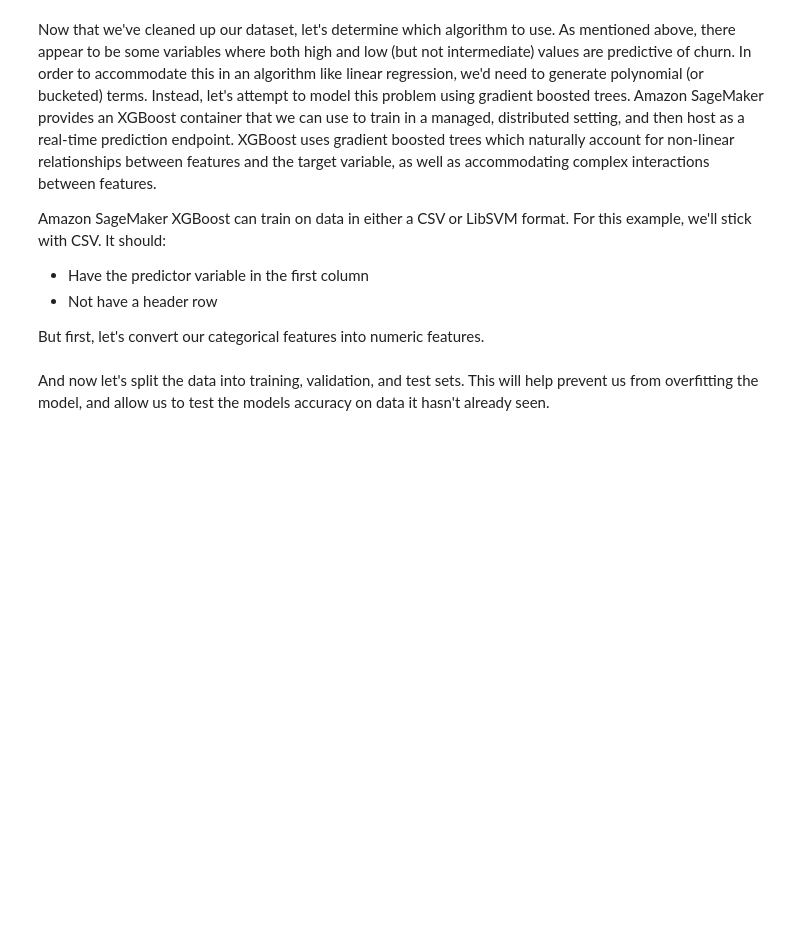
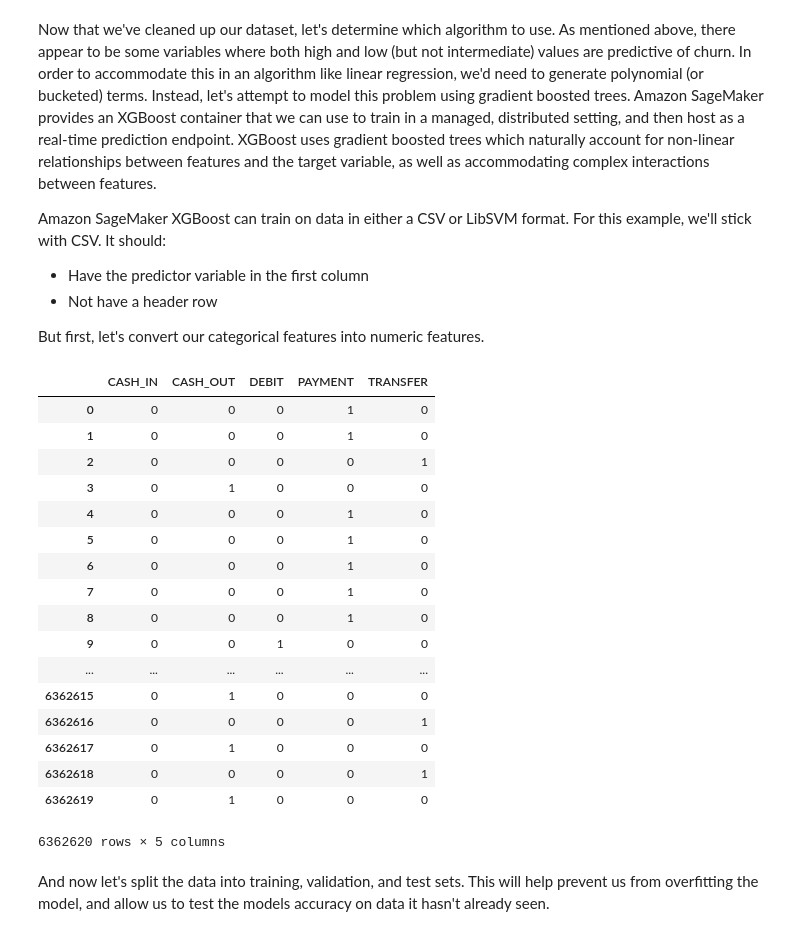
Before and after one commit to Koryon/banking-fraud-detection, a Jupyter notebook: xgboost_customer_churn.ipynb, the cells around one changed output. Saved outputs shown, nothing was run; the diff lists cells and outputs as text; code cells hidden in the pictures; blank space fills up the shorter version.

Commit message:
code to train the model

```diff
--- a/xgboost_customer_churn.ipynb
+++ b/xgboost_customer_churn.ipynb
@@ -330,4 +331,2 @@ plt.show()
 # %% [markdown]
 We see several features that essentially have 100% correlation with one another.  Including these feature pairs in some machine learning algorithms can create catastrophic problems, while in others it will only introduce minor redundancy and bias.  Let's remove one feature from each of the highly correlated pairs: Day Charge from the pair with Day Mins, Night Charge from the pair with Night Mins, Intl Charge from the pair with Intl Mins:
-# %%
-churn = churn.drop(['Day Charge', 'Eve Charge', 'Night Charge', 'Intl Charge'], axis=1)
@@ -340,8 +341,29 @@ Amazon SageMaker XGBoost can train on data in either a CSV or LibSVM format.  Fo
 
 But first, let's convert our categorical features into numeric features.
 # %%
-model_data = pd.get_dummies(churn)
+#model_data = pd.get_dummies(churn)
+model_data = pd.get_dummies(churn['type'])
+model_data
 model_data = pd.concat([model_data['Churn?_True.'], model_data.drop(['Churn?_False.', 'Churn?_True.'], axis=1)], axis=1)
+# %% [output]
+|  | CASH_IN | CASH_OUT | DEBIT | PAYMENT | TRANSFER |
+| 0 | 0 | 0 | 0 | 1 | 0 |
+| 1 | 0 | 0 | 0 | 1 | 0 |
+| 2 | 0 | 0 | 0 | 0 | 1 |
+| 3 | 0 | 1 | 0 | 0 | 0 |
+| 4 | 0 | 0 | 0 | 1 | 0 |
+| 5 | 0 | 0 | 0 | 1 | 0 |
+| 6 | 0 | 0 | 0 | 1 | 0 |
+| 7 | 0 | 0 | 0 | 1 | 0 |
+| 8 | 0 | 0 | 0 | 1 | 0 |
+| 9 | 0 | 0 | 1 | 0 | 0 |
+| ... | ... | ... | ... | ... | ... |
+| 6362615 | 0 | 1 | 0 | 0 | 0 |
+| 6362616 | 0 | 0 | 0 | 0 | 1 |
+| 6362617 | 0 | 1 | 0 | 0 | 0 |
+| 6362618 | 0 | 0 | 0 | 0 | 1 |
+| 6362619 | 0 | 1 | 0 | 0 | 0 |
+6362620 rows × 5 columns
 # %% [markdown]
 And now let's split the data into training, validation, and test sets.  This will help prevent us from overfitting the model, and allow us to test the models accuracy on data it hasn't already seen.
 # %%
```
Also changed, not shown: parts of 4 cells of this notebook.
